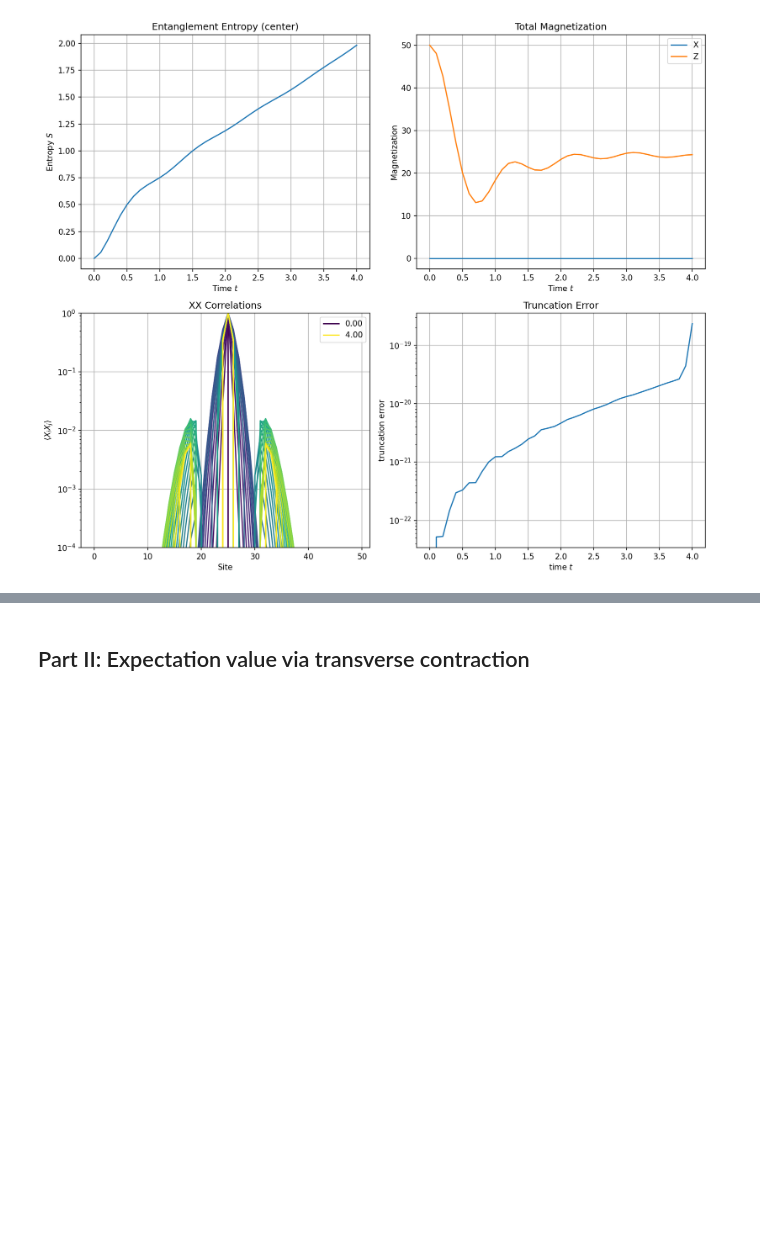
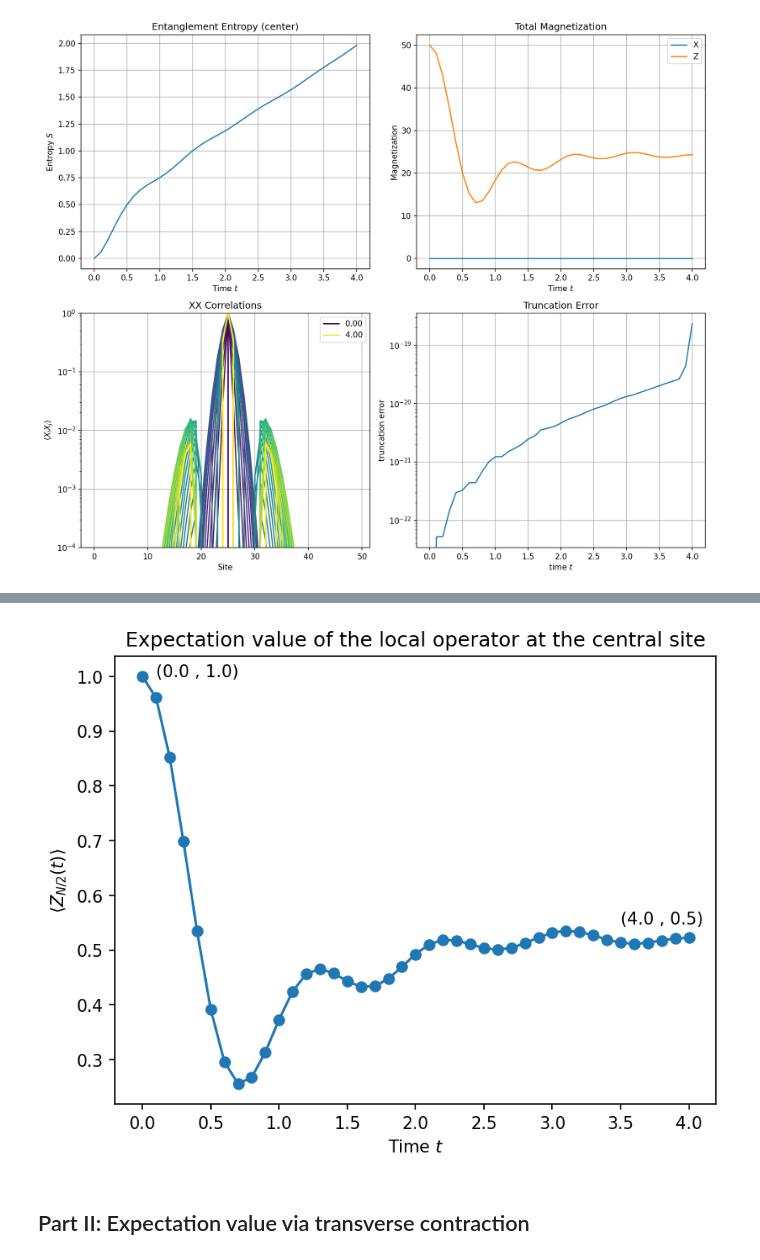
Before and after one commit to mlopezig59/Tensor_network_course, a Jupyter notebook: assignement_MarLopez.ipynb, the cells around one changed output, grey strips where cells are left out. Saved outputs shown, nothing was run; the diff lists cells and outputs as text; code cells hidden in the pictures; blank space fills up the shorter version.

```diff
--- a/assignement_MarLopez.ipynb
+++ b/assignement_MarLopez.ipynb
@@ -211,2 +202,17 @@ plt.show()
+# %%
+# Extract the expectation value of Z at the center site (i=N/2) at each time step
+z_center = np.array([z[N//2] for z in data['Sz']])
+
+# Plot 5: Magnetization at the central site
+plt.plot(data['t'], z_center, 'o-')
+plt.xlabel('Time $t$')
+plt.ylabel('$\\langle Z_{N/2}(t) \\rangle$')
+plt.title('Expectation value of the local operator at the central site')
+# Add text annotations for initial and final values
+plt.text(data['t'][0] + 0.1, z_center[0], f"({data['t'][0]:.1f} , {z_center[0]:.1f})", ha='left')
+plt.text(data['t'][-1] -0.2, z_center[-1] + 0.02, f'({data["t"][-1]:.1f} , {z_center[-1]:.1f})', va='bottom', ha='center')
+plt.show()
+# %% [output]
+[figure, added]
 # %% [markdown]
 ## Part II: Expectation value via transverse contraction
```
Also changed, not shown: parts of 7 cells of this notebook.
